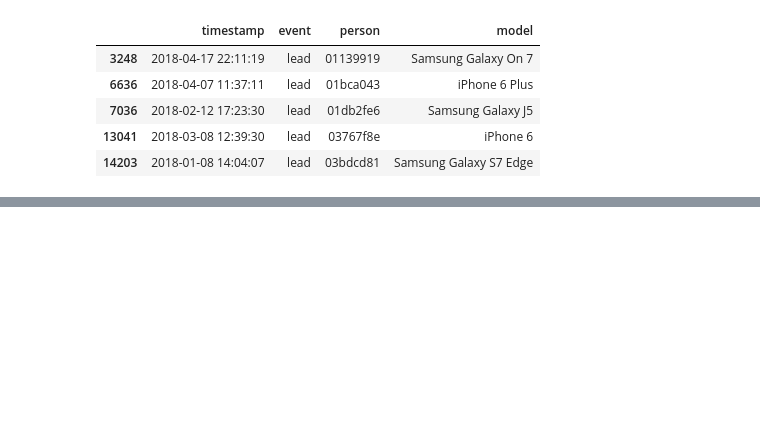
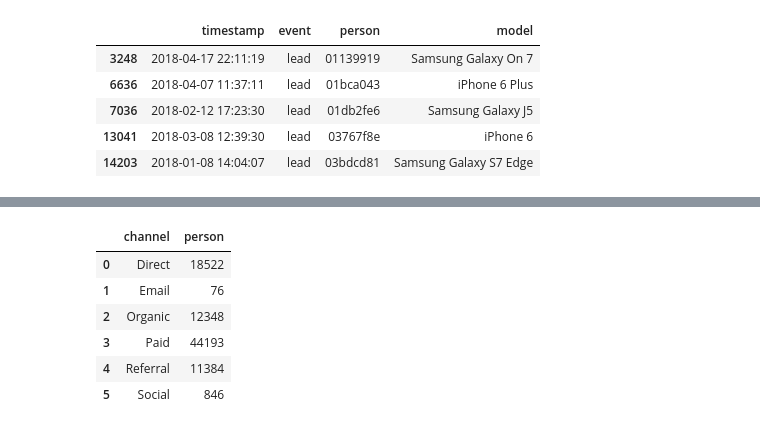
Before and after one commit to SDorgan/TP_Orga_Datos_2018_2C, a Jupyter notebook: Primed_tables + Modos de entrar.ipynb, the cells around one changed output, grey strips where cells are left out. Cells and saved outputs as stored; diff of their text form; code cells hidden in the pictures; blank space fills up the shorter version.

```diff
--- a/Primed_tables.ipynb
+++ b/Primed_tables + Modos de entrar.ipynb
@@ -166,0 +204,11 @@ lead.head()
+# %%
+grouped = vs_no_unknown.groupby('channel')['person'].count()
+grouped.reset_index()
+# %% [output]
+|  | channel | person |
+| 0 | Direct | 18522 |
+| 1 | Email | 76 |
+| 2 | Organic | 12348 |
+| 3 | Paid | 44193 |
+| 4 | Referral | 11384 |
+| 5 | Social | 846 |
```
Also changed, not shown: parts of 5 cells of this notebook.
